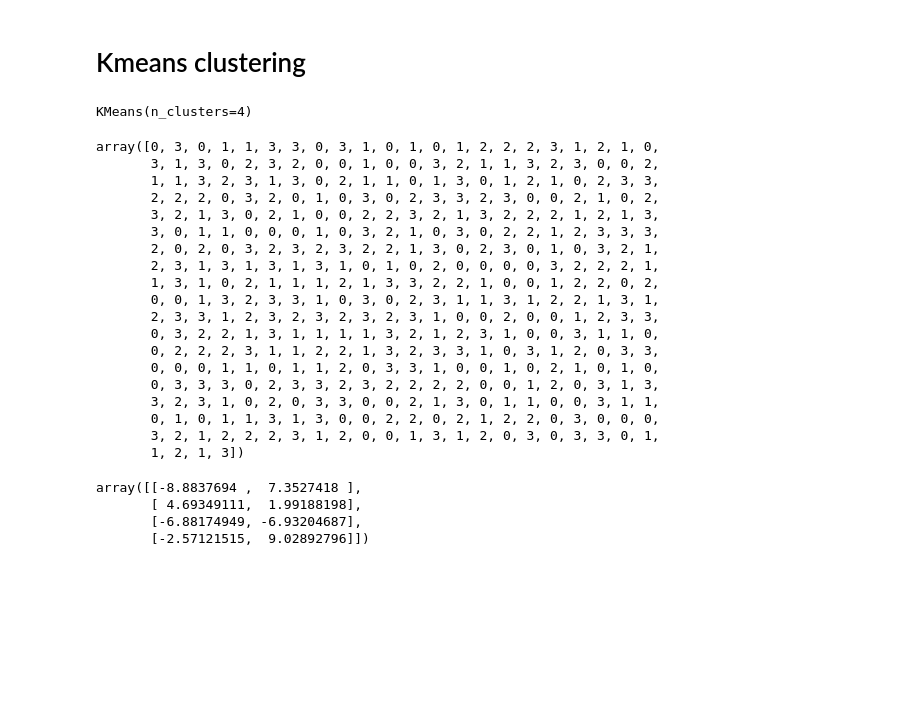
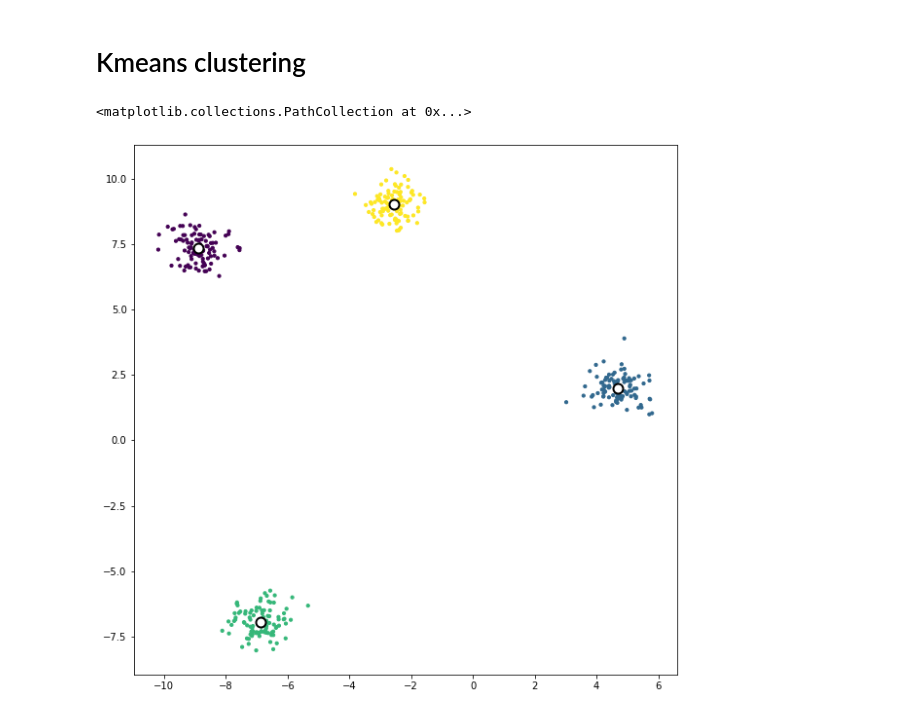
Before and after one commit to FransiscoReadyPermana/unsupervised_learning, a Jupyter notebook: 18 - Unsupervised Learning/01 - Clustering/part2-ClusteringWithSckitlearn.ipynb, the cells around one changed output. Cells and saved outputs as stored; diff of their text form; code cells hidden in the pictures; blank space fills up the shorter version.

```diff
--- a/18 - Unsupervised Learning/01 - Clustering/part2-ClusteringWithSckitlearn.ipynb
+++ b/18 - Unsupervised Learning/01 - Clustering/part2-ClusteringWithSckitlearn.ipynb
@@ -45,4 +42,0 @@ kMeans = KMeans(n_clusters=4)
-# %%
-kMeans.fit(X)
-# %% [output]
-KMeans(n_clusters=4)
@@ -51,29 +43,12 @@ member = kMeans.fit_predict(X)
-# %%
-member
-# %% [output]
-array([0, 3, 0, 1, 1, 3, 3, 0, 3, 1, 0, 1, 0, 1, 2, 2, 2, 3, 1, 2, 1, 0,
-       3, 1, 3, 0, 2, 3, 2, 0, 0, 1, 0, 0, 3, 2, 1, 1, 3, 2, 3, 0, 0, 2,
-       1, 1, 3, 2, 3, 1, 3, 0, 2, 1, 1, 0, 1, 3, 0, 1, 2, 1, 0, 2, 3, 3,
-       2, 2, 2, 0, 3, 2, 0, 1, 0, 3, 0, 2, 3, 3, 2, 3, 0, 0, 2, 1, 0, 2,
-       3, 2, 1, 3, 0, 2, 1, 0, 0, 2, 2, 3, 2, 1, 3, 2, 2, 2, 1, 2, 1, 3,
-       3, 0, 1, 1, 0, 0, 0, 1, 0, 3, 2, 1, 0, 3, 0, 2, 2, 1, 2, 3, 3, 3,
-       2, 0, 2, 0, 3, 2, 3, 2, 3, 2, 2, 1, 3, 0, 2, 3, 0, 1, 0, 3, 2, 1,
-       2, 3, 1, 3, 1, 3, 1, 3, 1, 0, 1, 0, 2, 0, 0, 0, 0, 3, 2, 2, 2, 1,
-       1, 3, 1, 0, 2, 1, 1, 1, 2, 1, 3, 3, 2, 2, 1, 0, 0, 1, 2, 2, 0, 2,
-       0, 0, 1, 3, 2, 3, 3, 1, 0, 3, 0, 2, 3, 1, 1, 3, 1, 2, 2, 1, 3, 1,
-       2, 3, 3, 1, 2, 3, 2, 3, 2, 3, 2, 3, 1, 0, 0, 2, 0, 0, 1, 2, 3, 3,
-       0, 3, 2, 2, 1, 3, 1, 1, 1, 1, 3, 2, 1, 2, 3, 1, 0, 0, 3, 1, 1, 0,
-       0, 2, 2, 2, 3, 1, 1, 2, 2, 1, 3, 2, 3, 3, 1, 0, 3, 1, 2, 0, 3, 3,
-       0, 0, 0, 1, 1, 0, 1, 1, 2, 0, 3, 3, 1, 0, 0, 1, 0, 2, 1, 0, 1, 0,
-       0, 3, 3, 3, 0, 2, 3, 3, 2, 3, 2, 2, 2, 2, 0, 0, 1, 2, 0, 3, 1, 3,
-       3, 2, 3, 1, 0, 2, 0, 3, 3, 0, 0, 2, 1, 3, 0, 1, 1, 0, 0, 3, 1, 1,
-       0, 1, 0, 1, 1, 3, 1, 3, 0, 0, 2, 2, 0, 2, 1, 2, 2, 0, 3, 0, 0, 0,
-       3, 2, 1, 2, 2, 2, 3, 1, 2, 0, 0, 1, 3, 1, 2, 0, 3, 0, 3, 3, 0, 1,
-       1, 2, 1, 3])
-# %%
-kMeans.cluster_centers_
-# %% [output]
-array([[-8.8837694 ,  7.3527418 ],
-       [ 4.69349111,  1.99188198],
-       [-6.88174949, -6.93204687],
-       [-2.57121515,  9.02892796]])
+# %%
+kMeans = KMeans(n_clusters=4)
+kMeans.fit(X)
+member = kMeans.fit_predict(X)
+center = kMeans.cluster_centers_
+
+plt.figure(figsize=(10, 10))
+plt.scatter(X[:, 0], X[:, 1], s=10, c=member)
+plt.scatter(center[:, 0], center[:, 1], c='w', edgecolors='black', s=100, linewidths=2)
+# %% [output]
+<matplotlib.collections.PathCollection at 0x...>
+[figure, added]
```
Also changed, not shown: parts of 31 cells of this notebook.
